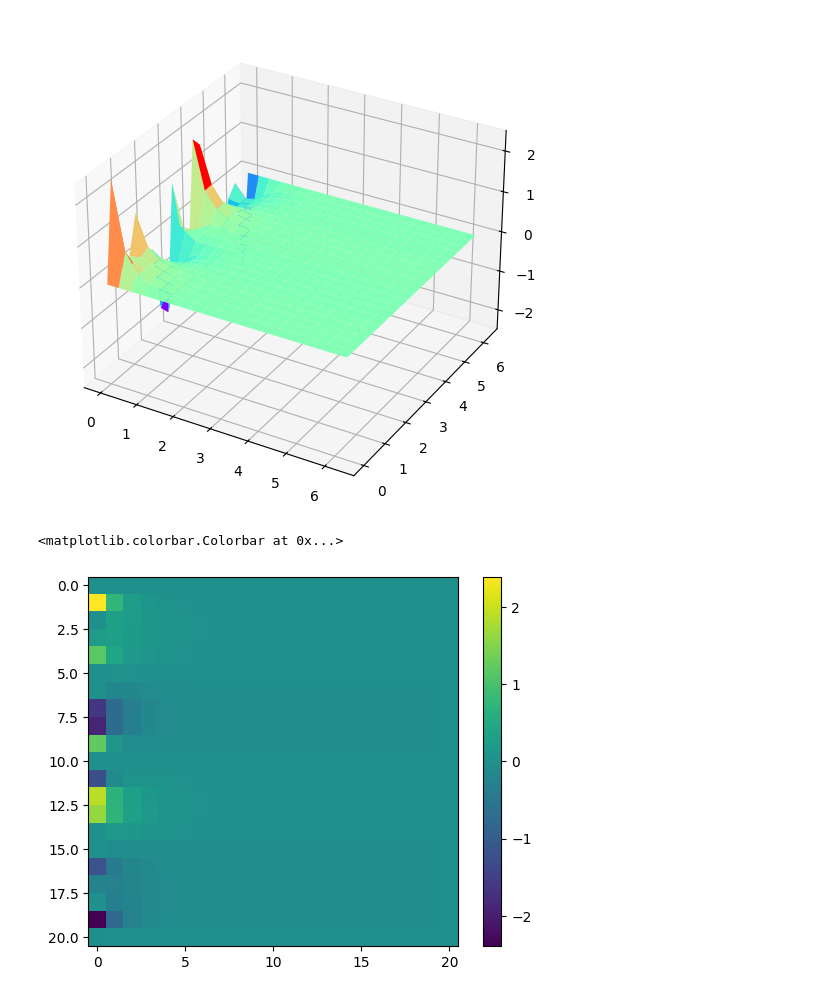
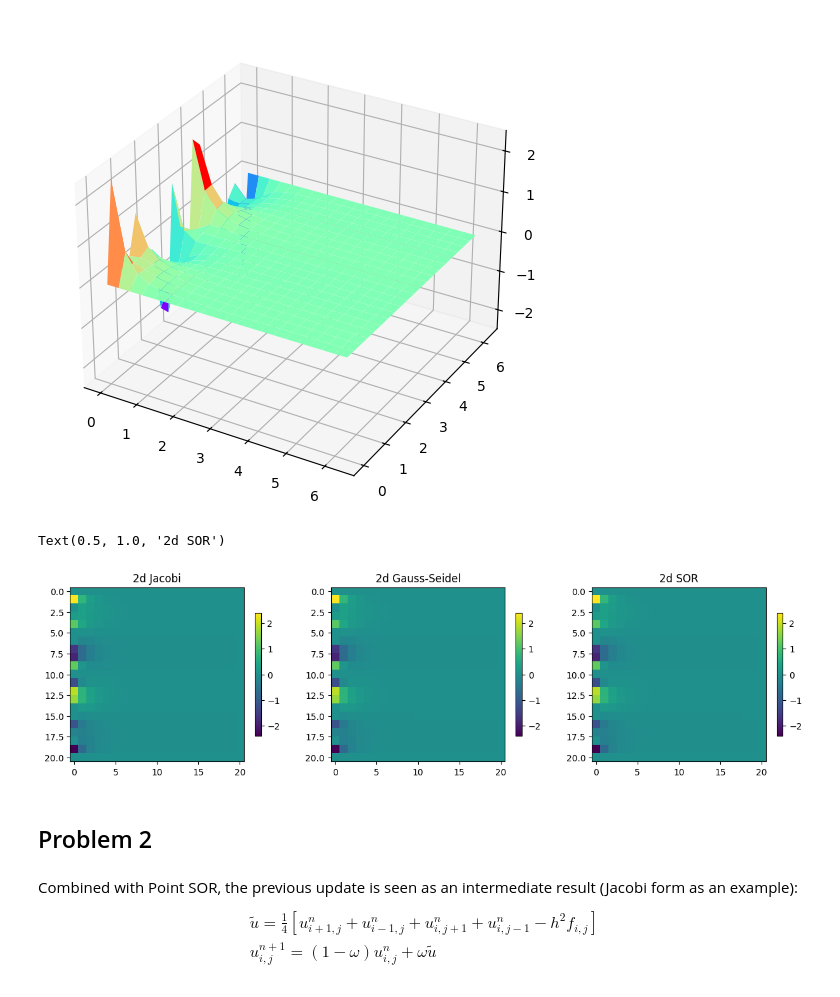
Before and after one commit to PepperXZC/Numerical-PDE, a Jupyter notebook: HW3.ipynb, the cells around one changed output. Saved outputs shown, nothing was run; the diff lists cells and outputs as text; code cells hidden in the pictures.

```diff
--- a/HW3.ipynb
+++ b/HW3.ipynb
@@ -85,9 +110,20 @@ ax.plot_surface(X, Y, mesh1, rstride = 1, cstride = 1, cmap = plt.get_cmap('rain
 # %% [output]
 <mpl_toolkits.mplot3d.art3d.Poly3DCollection at 0x...>
 [figure]
-# %%
-plt.imshow(mesh1)
-plt.colorbar()
-# %% [output]
-<matplotlib.colorbar.Colorbar at 0x...>
-[figure, removed]
+# %%
+plt.figure(figsize=(15,5))
+plt.subplot(131)
+plt.imshow(mesh1)
+plt.colorbar(shrink=0.5)
+plt.title("2d Jacobi")
+plt.subplot(132)
+plt.imshow(mesh2)
+plt.colorbar(shrink=0.5)
+plt.title("2d Gauss-Seidel")
+plt.subplot(133)
+plt.imshow(mesh3)
+plt.colorbar(shrink=0.5)
+plt.title("2d SOR")
+# %% [output]
+Text(0.5, 1.0, '2d SOR')
+[figure, added]
@@ -93,0 +135,10 @@ plt.colorbar()
+# %% [markdown]
+## Problem 2
+# %% [markdown]
+Combined with Point SOR, the previous update is seen as an intermediate result (Jacobi form as an example):
+$$
+\begin{align}
+& \widetilde{u} = \frac{1}{4}[u_{i+1,j}^{n}+u_{i-1,j}^{n}+u_{i,j+1}^{n}+u_{i,j-1}^{n}-h^2f_{i,j}] \\
+& u_{i,j}^{n+1} = (1-\omega)u_{i,j}^{n} + \omega\widetilde{u}
+\end{align}
+$$
```
Also changed, not shown: parts of 9 cells of this notebook, 1 other file.
